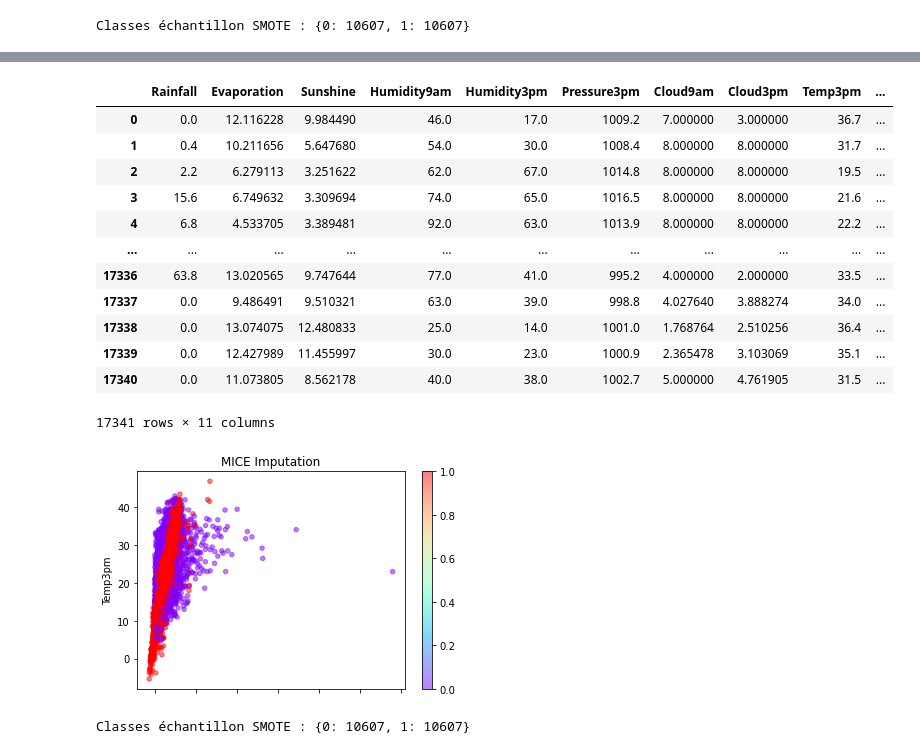
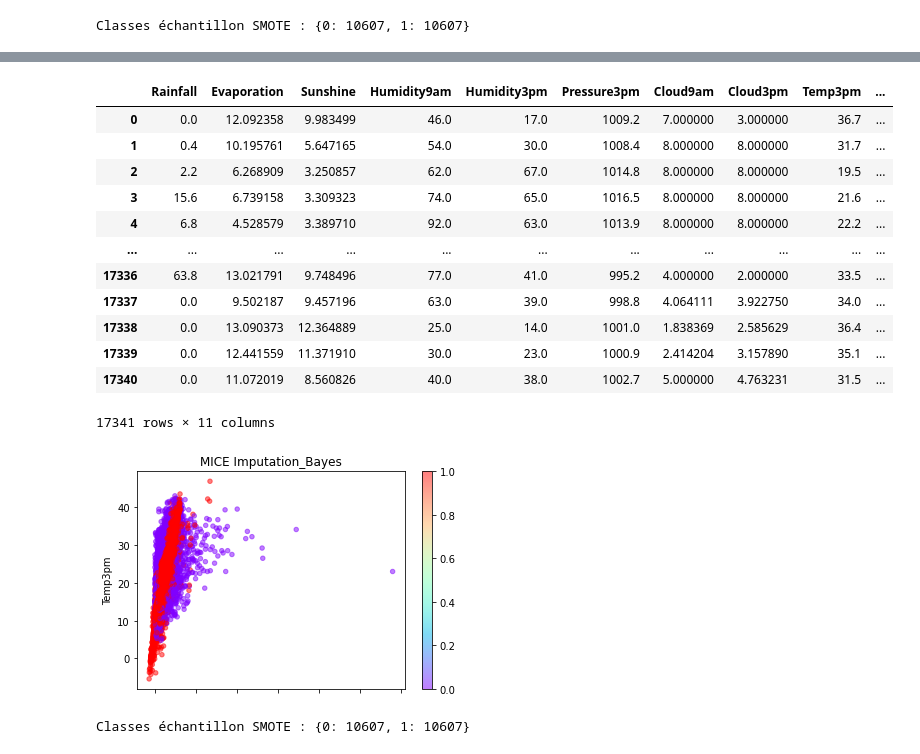
Before and after one commit to JingYi-27/Missing-values, a Jupyter notebook: MICE.ipynb, the cells around one changed output, grey strips where cells are left out. Cells and saved outputs as stored; diff of their text form; code cells hidden in the pictures.

```diff
--- a/MICE.ipynb
+++ b/MICE.ipynb
@@ -176,6 +175,6 @@ weighted avg    0.81084   0.76910   0.78121      3469
 # %%
 from sklearn.linear_model import BayesianRidge
-imp = IterativeImputer(estimator=BayesianRidge(), verbose=2,max_iter=40,tol=1e-5, imputation_order='roman')
+imp = IterativeImputer(estimator=BayesianRidge(), verbose=2,max_iter=30, imputation_order='roman')
 # %%
 feature_array = imp.fit_transform(feature)
 # %% [output]
@@ -201,24 +199,24 @@ df_feature = pd.DataFrame(feature_array, columns = feature.columns)
 df_feature
 # %% [output]
 |  | Rainfall | Evaporation | Sunshine | Humidity9am | Humidity3pm | Pressure3pm | Cloud9am | Cloud3pm | Temp3pm | ... |
-| 0 | 0.0 | 12.116228 | 9.984490 | 46.0 | 17.0 | 1009.2 | 7.000000 | 3.000000 | 36.7 | ... |
-| 1 | 0.4 | 10.211656 | 5.647680 | 54.0 | 30.0 | 1008.4 | 8.000000 | 8.000000 | 31.7 | ... |
-| 2 | 2.2 | 6.279113 | 3.251622 | 62.0 | 67.0 | 1014.8 | 8.000000 | 8.000000 | 19.5 | ... |
-| 3 | 15.6 | 6.749632 | 3.309694 | 74.0 | 65.0 | 1016.5 | 8.000000 | 8.000000 | 21.6 | ... |
-| 4 | 6.8 | 4.533705 | 3.389481 | 92.0 | 63.0 | 1013.9 | 8.000000 | 8.000000 | 22.2 | ... |
+| 0 | 0.0 | 12.092358 | 9.983499 | 46.0 | 17.0 | 1009.2 | 7.000000 | 3.000000 | 36.7 | ... |
+| 1 | 0.4 | 10.195761 | 5.647165 | 54.0 | 30.0 | 1008.4 | 8.000000 | 8.000000 | 31.7 | ... |
+| 2 | 2.2 | 6.268909 | 3.250857 | 62.0 | 67.0 | 1014.8 | 8.000000 | 8.000000 | 19.5 | ... |
+| 3 | 15.6 | 6.739158 | 3.309323 | 74.0 | 65.0 | 1016.5 | 8.000000 | 8.000000 | 21.6 | ... |
+| 4 | 6.8 | 4.528579 | 3.389710 | 92.0 | 63.0 | 1013.9 | 8.000000 | 8.000000 | 22.2 | ... |
 | ... | ... | ... | ... | ... | ... | ... | ... | ... | ... | ... |
-| 17336 | 63.8 | 13.020565 | 9.747644 | 77.0 | 41.0 | 995.2 | 4.000000 | 2.000000 | 33.5 | ... |
-| 17337 | 0.0 | 9.486491 | 9.510321 | 63.0 | 39.0 | 998.8 | 4.027640 | 3.888274 | 34.0 | ... |
-| 17338 | 0.0 | 13.074075 | 12.480833 | 25.0 | 14.0 | 1001.0 | 1.768764 | 2.510256 | 36.4 | ... |
-| 17339 | 0.0 | 12.427989 | 11.455997 | 30.0 | 23.0 | 1000.9 | 2.365478 | 3.103069 | 35.1 | ... |
-| 17340 | 0.0 | 11.073805 | 8.562178 | 40.0 | 38.0 | 1002.7 | 5.000000 | 4.761905 | 31.5 | ... |
+| 17336 | 63.8 | 13.021791 | 9.748496 | 77.0 | 41.0 | 995.2 | 4.000000 | 2.000000 | 33.5 | ... |
+| 17337 | 0.0 | 9.502187 | 9.457196 | 63.0 | 39.0 | 998.8 | 4.064111 | 3.922750 | 34.0 | ... |
+| 17338 | 0.0 | 13.090373 | 12.364889 | 25.0 | 14.0 | 1001.0 | 1.838369 | 2.585629 | 36.4 | ... |
+| 17339 | 0.0 | 12.441559 | 11.371910 | 30.0 | 23.0 | 1000.9 | 2.414204 | 3.157890 | 35.1 | ... |
+| 17340 | 0.0 | 11.072019 | 8.560826 | 40.0 | 38.0 | 1002.7 | 5.000000 | 4.763231 | 31.5 | ... |
 17341 rows × 11 columns
 # %%
 nullity = df['Evaporation'].isnull()+df['Temp3pm'].isnull()
 df_feature.plot(x='Evaporation', y='Temp3pm',  kind='scatter', alpha=0.5,
-c=nullity, cmap='rainbow', title='MICE Imputation');
+c=nullity, cmap='rainbow', title='MICE Imputation_Bayes');
 # %% [output]
-[figure, old version]
+[figure, new version]
 # %%
 from sklearn.metrics import classification_report
 def run_model(model, X_train, y_train, X_test, y_test):
```
Also changed, not shown: parts of 5 cells of this notebook.
